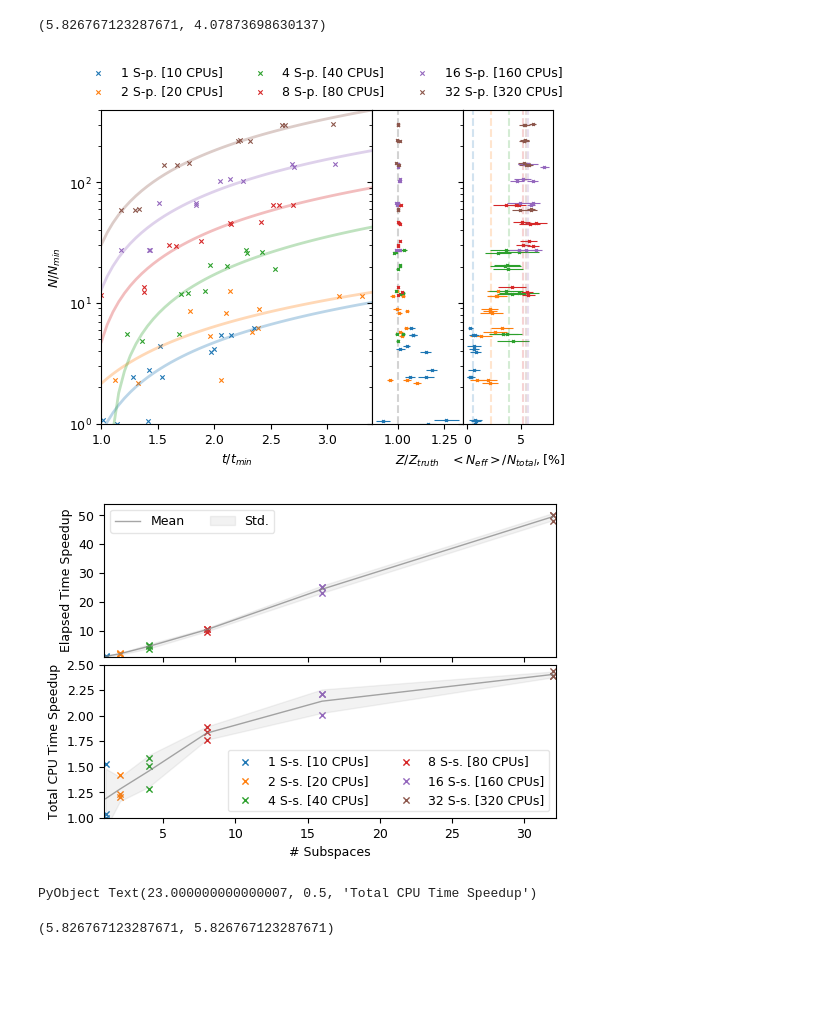
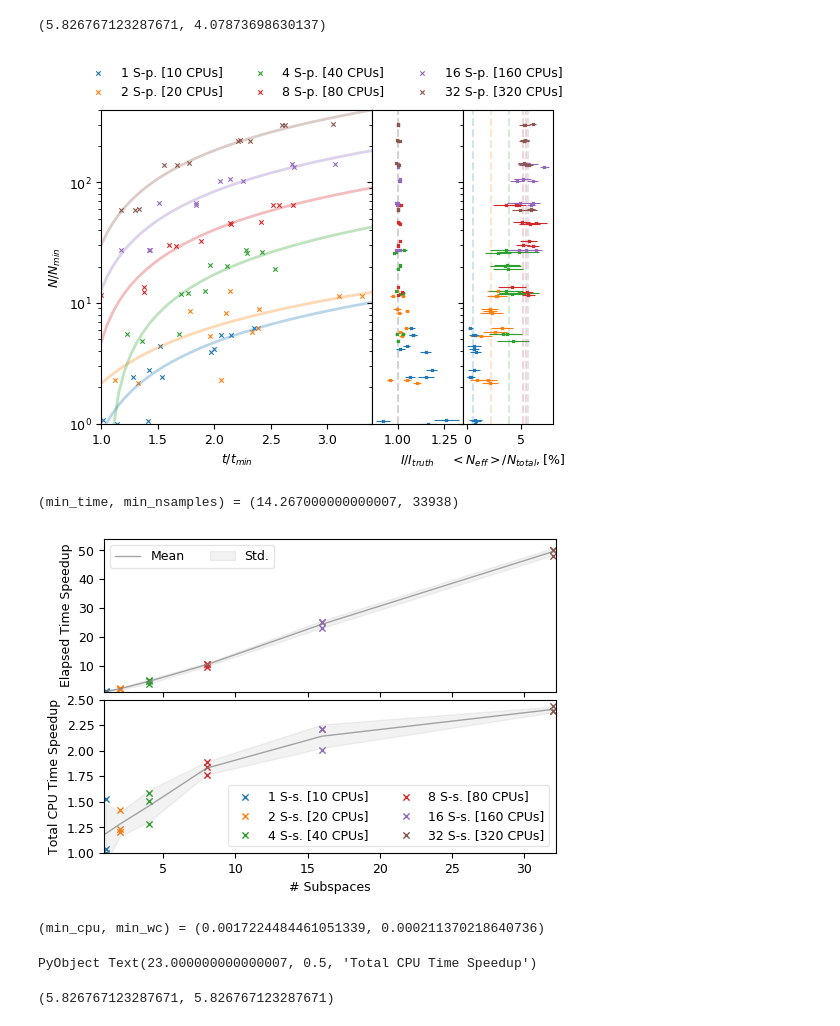
Before and after one commit to VasylHafych/Parallel_Sampling, a Jupyter notebook: notebooks/6-Benchmark-3.ipynb, the cells around one changed output. Drawn from its saved outputs; the diff is of its cells as text; code cells hidden in the pictures; blank space fills up the shorter version.

Commit message:
Analysis and plots added

```diff
--- a/notebooks/6-Benchmark-3.ipynb
+++ b/notebooks/6-Benchmark-3.ipynb
@@ -375,7 +375,7 @@ best_size_2 = set_size(latex_width, ratio=0.7)
 # %%
 min_nsamples = minimum(summary_table.n_samples)
 min_time = minimum(summary_table.wc_total_time)
-
+@show min_time, min_nsamples
 fig, (ax, ax2, ax3) = plt.subplots(1,3, figsize=best_size_2, sharey=true, gridspec_kw=Dict("width_ratios"=> [3, 1, 1]))
 
 fig.subplots_adjust(hspace=0.00, wspace=0.00)
@@ -406,35 +406,36 @@ for (w_i, w_n) in enumerate(sort(unique(summary_table.n_subspaces)))
         color = colors,
         uplims=true, lolims=true,
         xerr = summary_table.integrals_err[mask],)
 
     n_eff_f = mean.(stat_tests.eff_n_samples[mask] ./ stat_tests.n_samples[mask]) .* 100
     n_eff_σ = std.(stat_tests.eff_n_samples[mask] ./ stat_tests.n_samples[mask]) .* 100
     f_samples = stat_tests.n_samples[mask] ./ min_nsamples
 
     ax3.errorbar(n_eff_f, f_samples, markersize=2, lw=0.8,
         fmt = "x", alpha=1.,
         color = colors,
         uplims=true, lolims=true,
         xerr = n_eff_σ,)
 
     ax3.vlines([mean(n_eff_f)], 1, 400, linestyle = "--", alpha=0.2, color=colors)
 
 end
 
 ax2.vlines([1], 1, 400, linestyle = "--", color="lightgray")
 ax.set_ylim(1,400)
 ax.set_xlim(1,3.4)
 ax.set_ylabel(L"N / N_{min}")
 ax.set_xlabel(L"t/t_{min}")
-ax2.set_xlabel(L"Z \slash Z_{truth}")
+ax2.set_xlabel(L"I \slash I_{truth}")
 ax3.set_xlabel(L"<N_{eff}> \slash N_{total}, [\%]")
 ax.legend(bbox_to_anchor=(-0.1, 1.00, 1., .102), ncol=3, framealpha=0.0)
 ax.set_yscale("log")
 
 
 # fig.savefig("../plots/fig-c.pdf", bbox_inches = "tight")
 # %% [output]
-[figure, old version]
+[figure, new version]
+(min_time, min_nsamples) = (14.267000000000007, 33938)
 # %%
 time_point = 3
 mask_point = summary_table.ind_2 .== time_point
@@ -445,6 +446,7 @@ cpu_speedup = min_cpu ./ (summary_table.cpu_time ./ summary_table.n_samples)
 min_wc = maximum(summary_table.wc_total_time[mask_point] ./ summary_table.n_samples[mask_point])
 wc_speedup = min_wc ./ (summary_table.wc_total_time ./ summary_table.n_samples)
 
+@show min_cpu, min_wc
 cpu_μ = []
 cpu_σ = []
 wc_μ = []
@@ -492,7 +494,8 @@ ax2.set_ylabel("Total CPU Time Speedup")
 # fig.savefig("../plots/fig-d.pdf", bbox_inches = "tight")
 # %% [output]
 [figure]
-PyObject Text(23.000000000000007, 0.5, 'Total CPU Time Speedup')
+(min_cpu, min_wc) = (0.0017224484461051339, 0.000211370218640736)
+PyObject Text(23.000000000000007, 0.5, 'Total CPU Time Speedup')
 # %%
 best_size_3 = set_size(latex_width, ratio=1)
 # %% [output]
```
Also changed, not shown: parts of 14 cells of this notebook, 11 other files.
